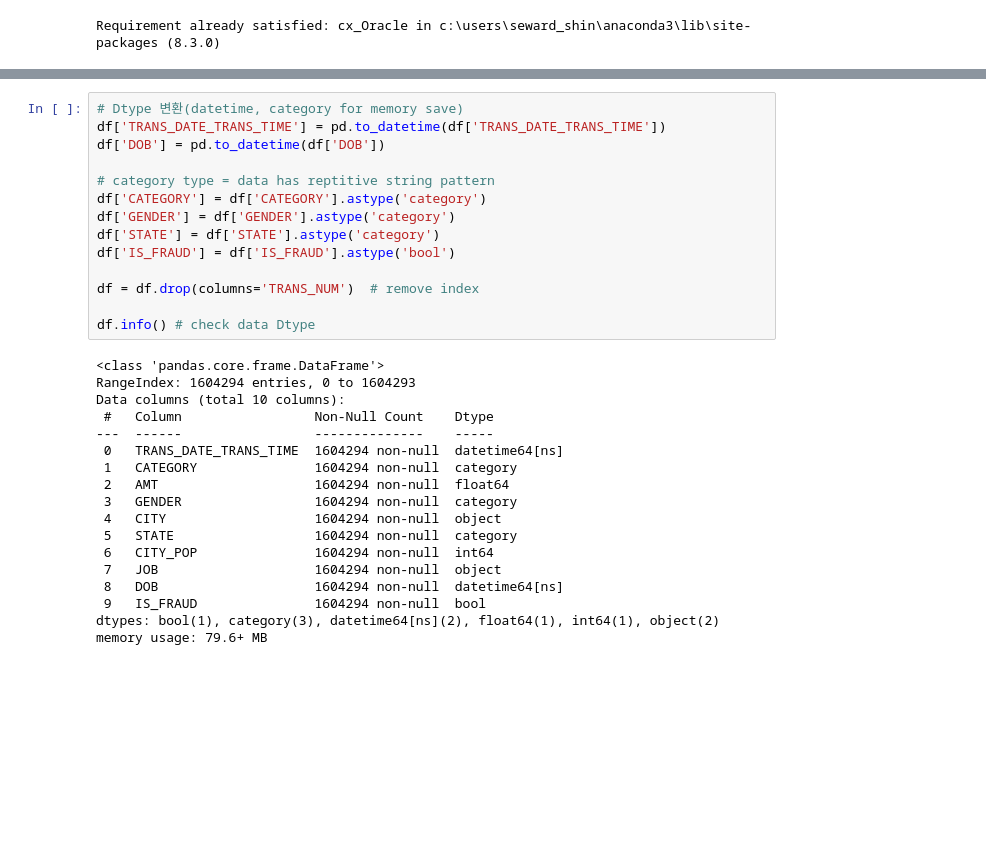
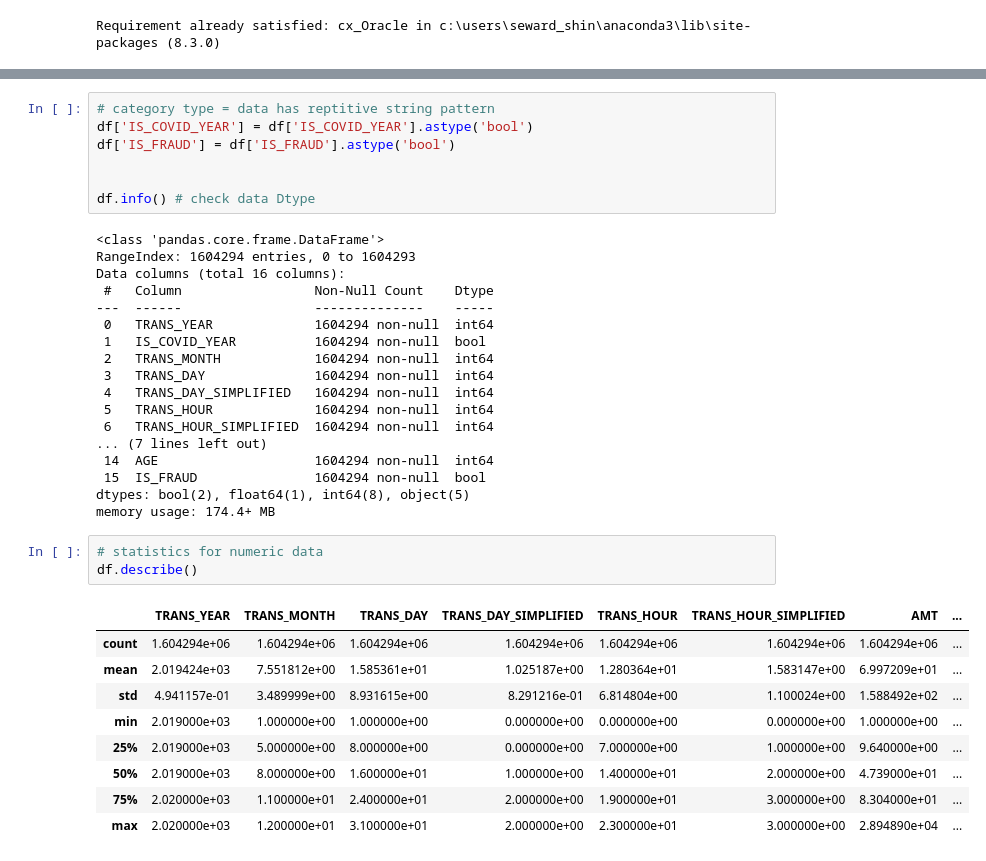
Before and after one commit to skmanzg/FraudDectectionProject2023, a Jupyter notebook: Data_Wrangling_part1.ipynb, the cells around one changed output, grey strips where cells are left out. Cells and saved outputs as stored; diff of their text form; blank space fills up the shorter version.

```diff
--- a/Data_Wrangling_part1.ipynb
+++ b/Data_Wrangling_part1.ipynb
@@ -227,32 +249,38 @@ memory usage: 134.6+ MB
+# %%
+# category type = data has reptitive string pattern
+df['IS_COVID_YEAR'] = df['IS_COVID_YEAR'].astype('bool')
+df['IS_FRAUD'] = df['IS_FRAUD'].astype('bool')
+
+
+df.info() # check data Dtype
+# %% [output]
+<class 'pandas.core.frame.DataFrame'>
+RangeIndex: 1604294 entries, 0 to 1604293
+Data columns (total 16 columns):
+ #   Column                 Non-Null Count    Dtype
+---  ------                 --------------    -----
+ 0   TRANS_YEAR             1604294 non-null  int64
+ 1   IS_COVID_YEAR          1604294 non-null  bool
+ 2   TRANS_MONTH            1604294 non-null  int64
+ 3   TRANS_DAY              1604294 non-null  int64
+ 4   TRANS_DAY_SIMPLIFIED   1604294 non-null  int64
+ 5   TRANS_HOUR             1604294 non-null  int64
+ 6   TRANS_HOUR_SIMPLIFIED  1604294 non-null  int64
+... (7 lines left out)
+ 14  AGE                    1604294 non-null  int64
+ 15  IS_FRAUD               1604294 non-null  bool
+dtypes: bool(2), float64(1), int64(8), object(5)
+memory usage: 174.4+ MB
 # %%
-# Dtype 변환(datetime, category for memory save)
-df['TRANS_DATE_TRANS_TIME'] = pd.to_datetime(df['TRANS_DATE_TRANS_TIME'])
-df['DOB'] = pd.to_datetime(df['DOB'])
-
-# category type = data has reptitive string pattern
-df['CATEGORY'] = df['CATEGORY'].astype('category')
-df['GENDER'] = df['GENDER'].astype('category')
-df['STATE'] = df['STATE'].astype('category')
-df['IS_FRAUD'] = df['IS_FRAUD'].astype('bool')
-
-df = df.drop(columns='TRANS_NUM')  # remove index
-
-df.info() # check data Dtype
+# statistics for numeric data
+df.describe()
 # %% [output]
-<class 'pandas.core.frame.DataFrame'>
-RangeIndex: 1604294 entries, 0 to 1604293
-Data columns (total 10 columns):
- #   Column                 Non-Null Count    Dtype
----  ------                 --------------    -----
- 0   TRANS_DATE_TRANS_TIME  1604294 non-null  datetime64[ns]
- 1   CATEGORY               1604294 non-null  category
- 2   AMT                    1604294 non-null  float64
- 3   GENDER                 1604294 non-null  category
- 4   CITY                   1604294 non-null  object
- 5   STATE                  1604294 non-null  category
- 6   CITY_POP               1604294 non-null  int64
- 7   JOB                    1604294 non-null  object
- 8   DOB                    1604294 non-null  datetime64[ns]
- 9   IS_FRAUD               1604294 non-null  bool
-dtypes: bool(1), category(3), datetime64[ns](2), float64(1), int64(1), object(2)
-memory usage: 79.6+ MB
+|  | TRANS_YEAR | TRANS_MONTH | TRANS_DAY | TRANS_DAY_SIMPLIFIED | TRANS_HOUR | TRANS_HOUR_SIMPLIFIED | AMT | ... |
+| count | 1.604294e+06 | 1.604294e+06 | 1.604294e+06 | 1.604294e+06 | 1.604294e+06 | 1.604294e+06 | 1.604294e+06 | ... |
+| mean | 2.019424e+03 | 7.551812e+00 | 1.585361e+01 | 1.025187e+00 | 1.280364e+01 | 1.583147e+00 | 6.997209e+01 | ... |
+| std | 4.941157e-01 | 3.489999e+00 | 8.931615e+00 | 8.291216e-01 | 6.814804e+00 | 1.100024e+00 | 1.588492e+02 | ... |
+| min | 2.019000e+03 | 1.000000e+00 | 1.000000e+00 | 0.000000e+00 | 0.000000e+00 | 0.000000e+00 | 1.000000e+00 | ... |
+| 25% | 2.019000e+03 | 5.000000e+00 | 8.000000e+00 | 0.000000e+00 | 7.000000e+00 | 1.000000e+00 | 9.640000e+00 | ... |
+| 50% | 2.019000e+03 | 8.000000e+00 | 1.600000e+01 | 1.000000e+00 | 1.400000e+01 | 2.000000e+00 | 4.739000e+01 | ... |
+| 75% | 2.020000e+03 | 1.100000e+01 | 2.400000e+01 | 2.000000e+00 | 1.900000e+01 | 3.000000e+00 | 8.304000e+01 | ... |
+| max | 2.020000e+03 | 1.200000e+01 | 3.100000e+01 | 2.000000e+00 | 2.300000e+01 | 3.000000e+00 | 2.894890e+04 | ... |
```
Also changed, not shown: parts of 11 cells of this notebook.
